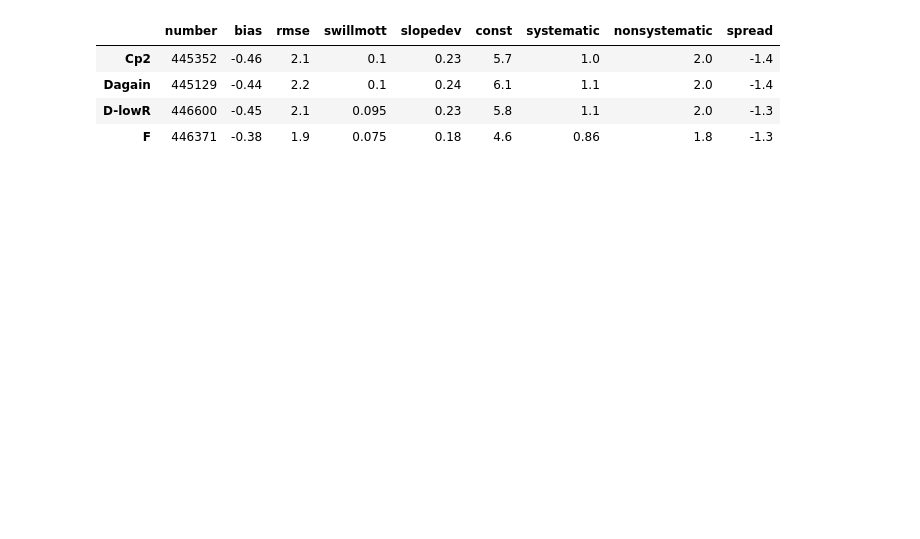
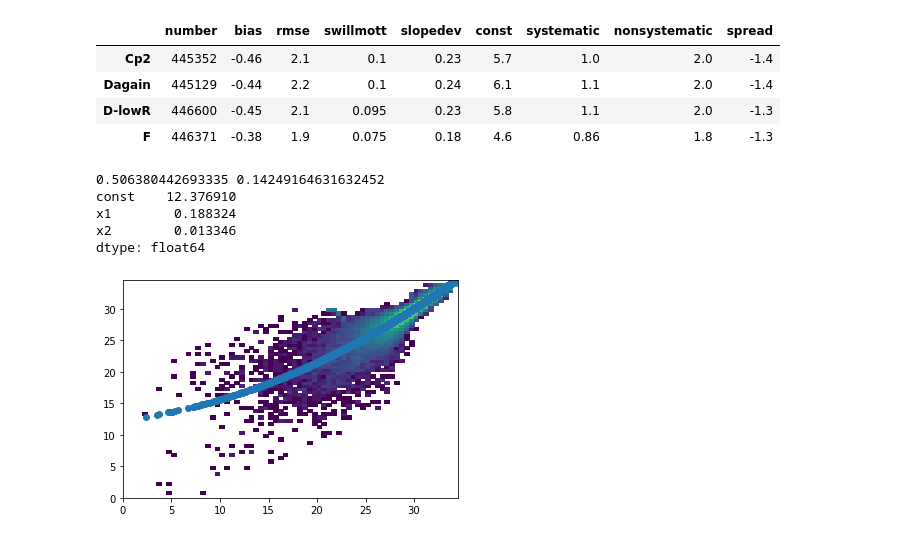
Before and after one commit to SalishSeaCast/analysis-susan, a Jupyter notebook: notebooks/PhysTuning/SurfaceSalinity.ipynb, the cells around one changed output. Saved outputs shown, nothing was run; the diff lists cells and outputs as text; code cells hidden in the pictures; blank space fills up the shorter version.

```diff
--- a/notebooks/PhysTuning/SurfaceSalinity.ipynb
+++ b/notebooks/PhysTuning/SurfaceSalinity.ipynb
@@ -209,3 +212,26 @@ alltogether.style.format(myformat).apply(highlight_max_min)
 | Dagain | 445129 | -0.44 | 2.2 | 0.1 | 0.24 | 6.1 | 1.1 | 2.0 | -1.4 |
 | D-lowR | 446600 | -0.45 | 2.1 | 0.095 | 0.23 | 5.8 | 1.1 | 2.0 | -1.3 |
 | F | 446371 | -0.38 | 1.9 | 0.075 | 0.18 | 4.6 | 0.86 | 1.8 | -1.3 |
+# %%
+temp2.mod_vosaline
+X = temp2.SA
+X2 = X**2
+X = np.column_stack((X, X2))
+X = sm.add_constant(X)
+y = temp2.mod_vosaline
+
+model = sm.OLS(y, X, missing='drop').fit()
+predictions = model.predict(X)
+nonsyst = np.sqrt(((y - predictions)**2).mean())
+systematic = np.sqrt(((predictions - temp2.SA)**2).mean())
+print(nonsyst, systematic)
+plt.hist2d(temp2.SA, temp2.mod_vosaline, bins=np.arange(0, 35, 0.5), norm=LogNorm())
+plt.plot(temp2.SA, predictions, 'o')
+print (model.params)
+# %% [output]
+0.506380442693335 0.14249164631632452
+const    12.376910
+x1        0.188324
+x2        0.013346
+dtype: float64
+[figure, added]
```
Also changed, not shown: parts of 4 cells of this notebook.
